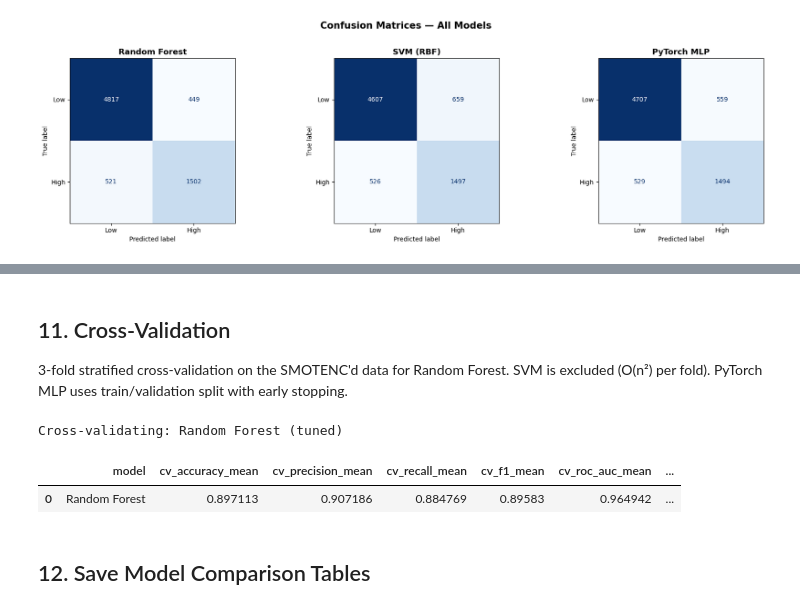
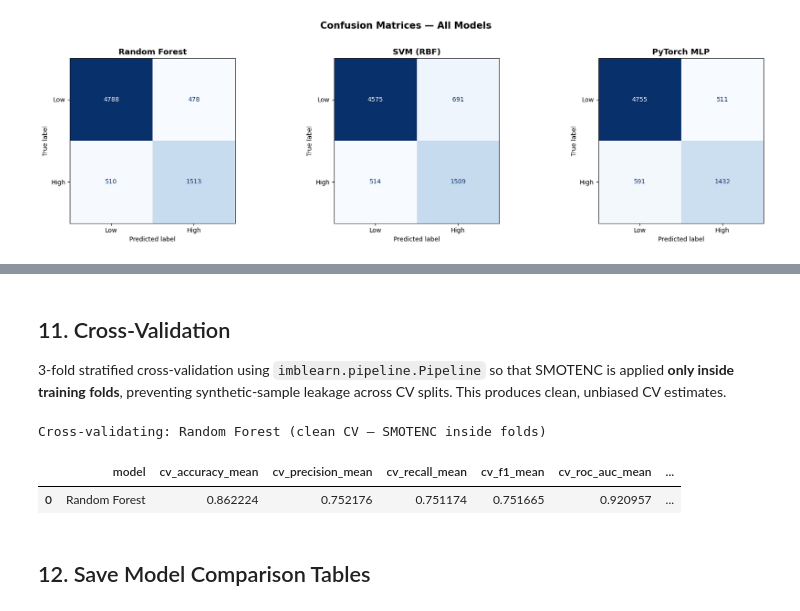
Before and after one commit to cici08051005/GR5243_Project4_end_to_end_ml, a Jupyter notebook: notebooks/03_feature_engineering_modeling.ipynb, the cells around one changed output, grey strips where cells are left out. Drawn from its saved outputs; the diff is of its cells as text; code cells hidden in the pictures.

```diff
--- a/notebooks/03_feature_engineering_modeling.ipynb
+++ b/notebooks/03_feature_engineering_modeling.ipynb
@@ -95,8 +96,9 @@ proxy_cols = [
     "review_scores_cleanliness_missing", "review_scores_checkin_missing",
     "review_scores_communication_missing", "review_scores_location_missing",
     "review_scores_value_missing",
-    # PCA components from unsupervised (not predictive features)
-    "pca1", "pca2"
+    # PCA components and cluster from unsupervised — cluster was built from
+    # availability/review features, leaking proxy information (cluster 1 = 97% high-occ)
+    "pca1", "pca2", "listing_cluster"
 ]
 
 drop_cols = [c for c in identifier_cols + direct_target_cols + proxy_cols if c in df.columns]
@@ -623,36 +626,49 @@ plt.show()
 # %% [markdown]
 ## 11. Cross-Validation
 
-3-fold stratified cross-validation on the SMOTENC'd data for Random Forest. SVM is excluded (O(n²) per fold). PyTorch MLP uses train/validation split with early stopping.
+3-fold stratified cross-validation using `imblearn.pipeline.Pipeline` so that SMOTENC is applied **only inside training folds**, preventing synthetic-sample leakage across CV splits. This produces clean, unbiased CV estimates.
 # %%
 cv = StratifiedKFold(n_splits=3, shuffle=True, random_state=42)
 
-print("Cross-validating: Random Forest (tuned)")
+# Clean CV: SMOTENC applied only inside training folds via imblearn Pipeline
+cv_preprocessor = ColumnTransformer(
+    transformers=[
+        ("num", StandardScaler(), numeric_features),
+        ("cat", OneHotEncoder(handle_unknown="ignore", sparse_output=False), categorical_features)
+    ]
+)
+
+cv_pipe = ImbPipeline([
+    ("smote", SMOTENC(categorical_features=cat_indices, random_state=42, k_neighbors=5)),
+    ("preprocess", cv_preprocessor),
+    ("rf", clone(best_rf))
+])
+
+print("Cross-validating: Random Forest (clean CV — SMOTENC inside folds)")
 scores_cv = cross_validate(
-    clone(best_rf),
-    X_train_processed,
-    y_train_res,
+    cv_pipe,
+    X_train, y_train,  # Raw data before SMOTENC
     cv=cv,
     scoring=["accuracy", "precision", "recall", "f1", "roc_auc"],
     n_jobs=-1,
 )
 
 cv_results = [{
     "model": "Random Forest",
     "cv_accuracy_mean": scores_cv["test_accuracy"].mean(),
     "cv_precision_mean": scores_cv["test_precision"].mean(),
     "cv_recall_mean": scores_cv["test_recall"].mean(),
     "cv_f1_mean": scores_cv["test_f1"].mean(),
     "cv_roc_auc_mean": scores_cv["test_roc_auc"].mean(),
     "cv_roc_auc_std": scores_cv["test_roc_auc"].std(),
 }]
 
 cv_comparison = pd.DataFrame(cv_results)
 cv_comparison
 # %% [output]
-Cross-validating: Random Forest (tuned)
+Cross-validating: Random Forest (clean CV — SMOTENC inside folds)
 |  | model | cv_accuracy_mean | cv_precision_mean | cv_recall_mean | cv_f1_mean | cv_roc_auc_mean | ... |
-| 0 | Random Forest | 0.897113 | 0.907186 | 0.884769 | 0.89583 | 0.964942 | ... |
+| 0 | Random Forest | 0.862224 | 0.752176 | 0.751174 | 0.751665 | 0.920957 | ... |
 # %% [markdown]
 ## 12. Save Model Comparison Tables
 # %%
```
Also changed, not shown: parts of 21 cells of this notebook, 14 other files.
